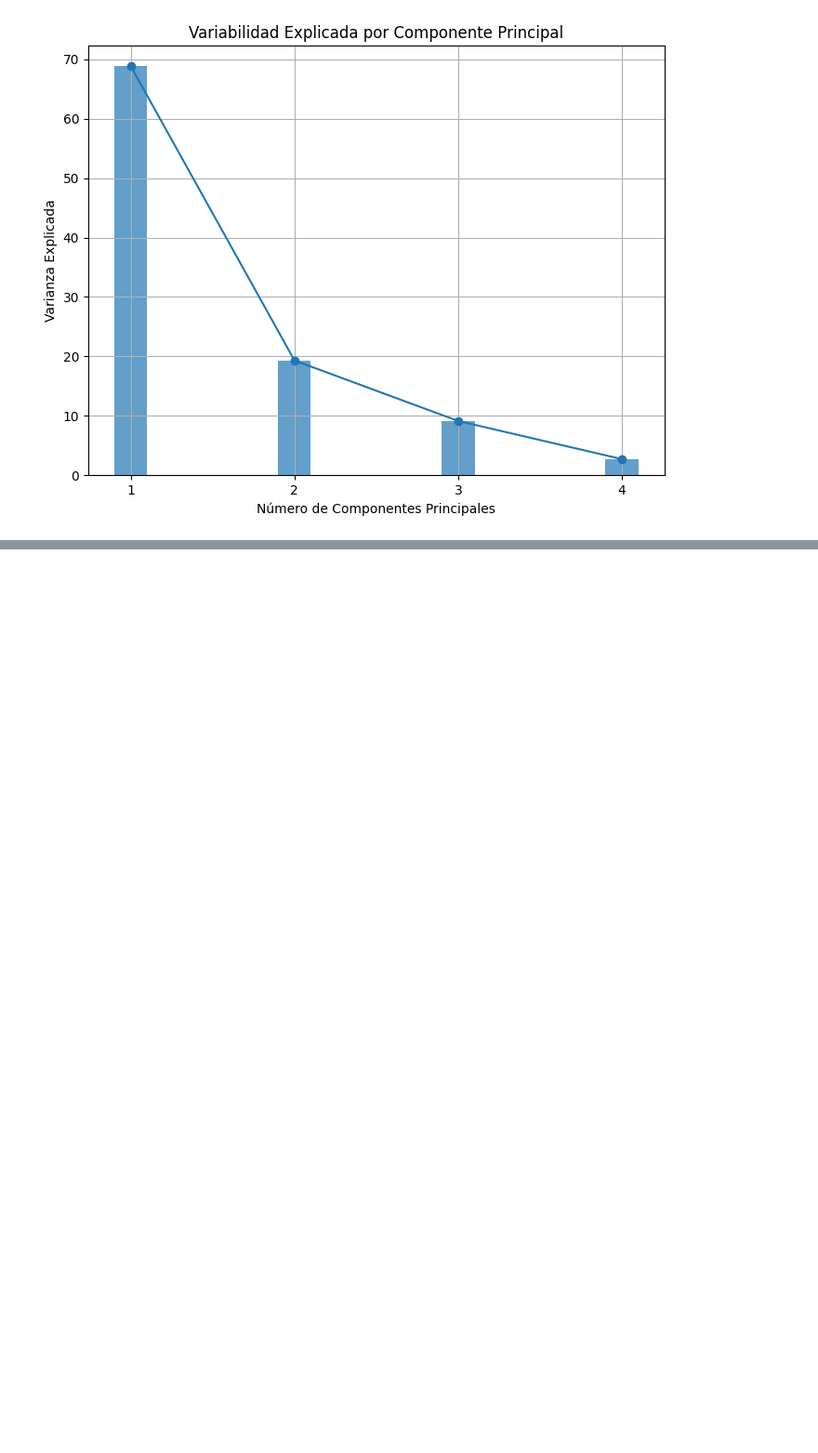
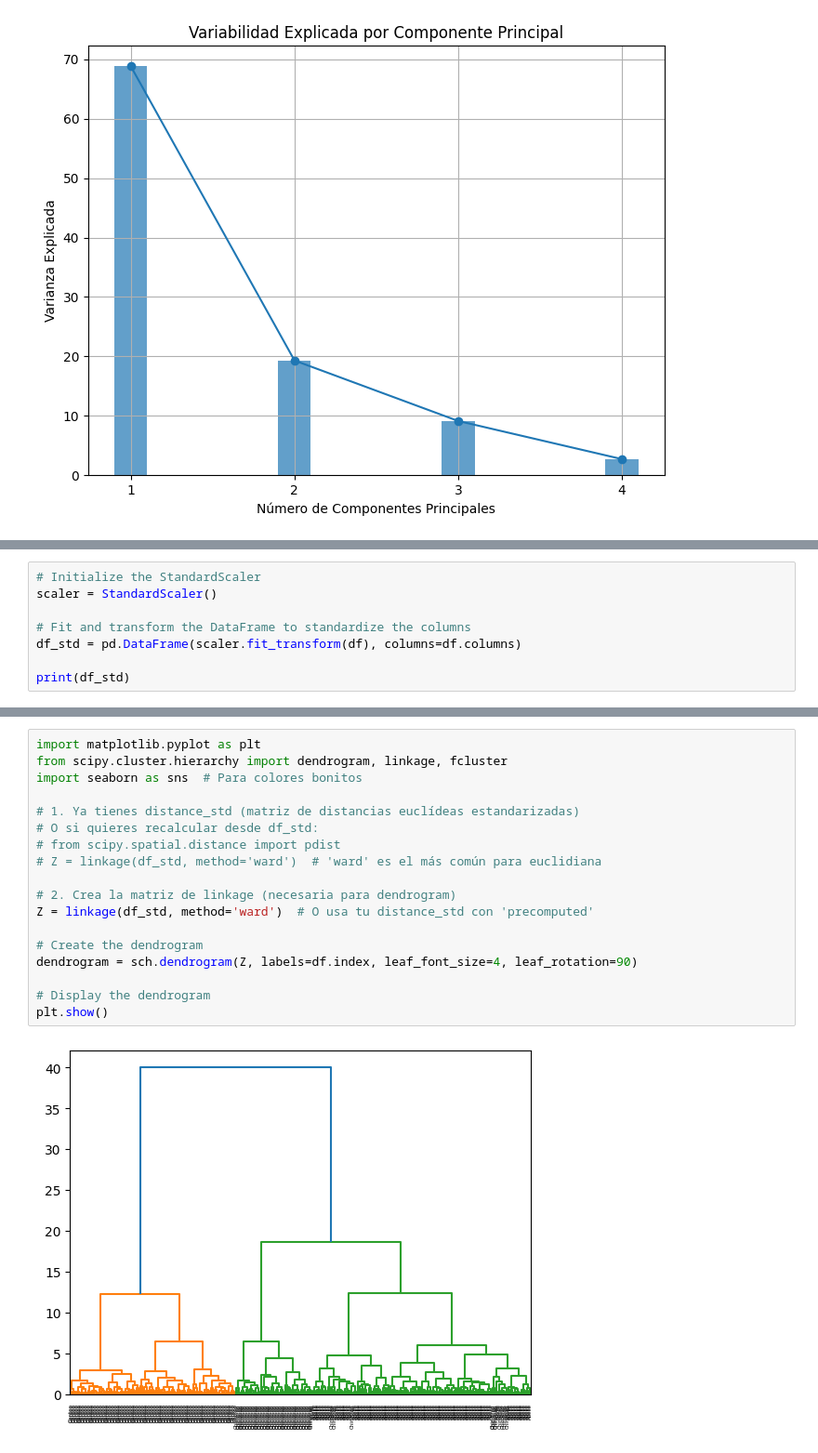
Before and after one commit to pablomedinasw/acp-clustering, a Jupyter notebook: practica.ipynb, the cells around one changed output, grey strips where cells are left out. Shown at 93% size. Saved outputs shown, nothing was run; the diff lists cells and outputs as text; blank space fills up the shorter version.

```diff
--- a/practica.ipynb
+++ b/practica.ipynb
@@ -216,0 +302,8 @@ plt.show()
+# %%
+# Initialize the StandardScaler
+scaler = StandardScaler()
+
+# Fit and transform the DataFrame to standardize the columns
+df_std = pd.DataFrame(scaler.fit_transform(df), columns=df.columns)
+
+print(df_std)
@@ -216,0 +336,20 @@ plt.show()
+# %%
+import matplotlib.pyplot as plt
+from scipy.cluster.hierarchy import dendrogram, linkage, fcluster
+import seaborn as sns  # Para colores bonitos
+
+# 1. Ya tienes distance_std (matriz de distancias euclídeas estandarizadas)
+# O si quieres recalcular desde df_std:
+# from scipy.spatial.distance import pdist
+# Z = linkage(df_std, method='ward')  # 'ward' es el más común para euclidiana
+
+# 2. Crea la matriz de linkage (necesaria para dendrogram)
+Z = linkage(df_std, method='ward')  # O usa tu distance_std con 'precomputed'
+
+# Create the dendrogram
+dendrogram = sch.dendrogram(Z, labels=df.index, leaf_font_size=4, leaf_rotation=90)
+
+# Display the dendrogram
+plt.show()
+# %% [output]
+[figure, added]
```
Also changed, not shown: parts of 32 cells of this notebook, 1 other file.
